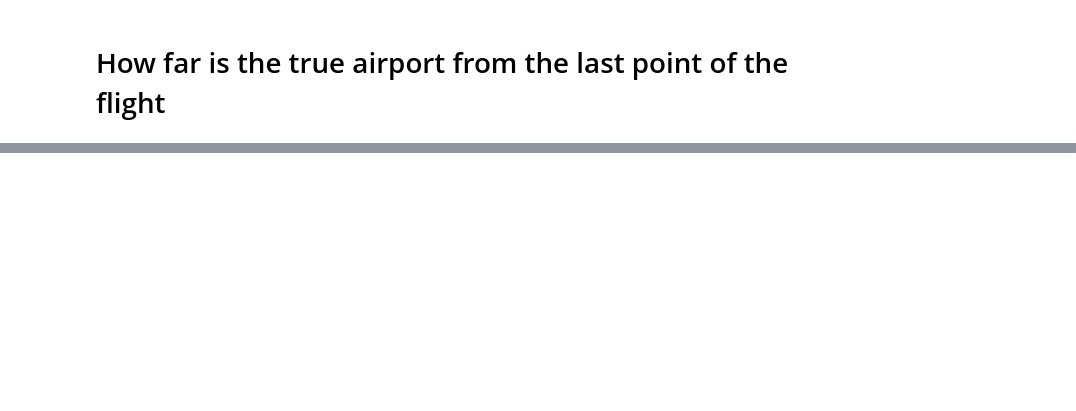
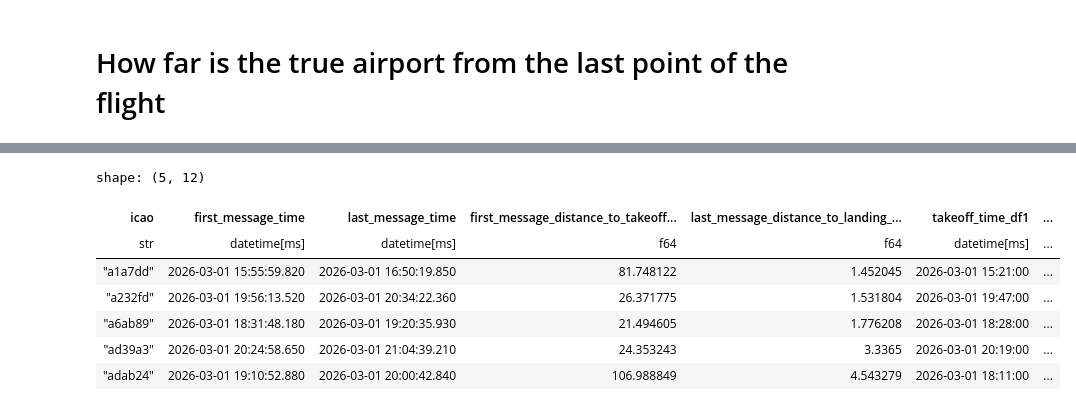
Before and after one commit to PlaneQuery/planequery-data, a Jupyter notebook: notebooks/flights/flights_algorithm_time_and_distance_analysis.ipynb, the cells around one changed output, grey strips where cells are left out. Saved outputs shown, nothing was run; the diff lists cells and outputs as text; code cells hidden in the pictures; blank space fills up the shorter version.

```diff
--- a/notebooks/flights/flights_algorithm_time_and_distance_analysis.ipynb
+++ b/notebooks/flights/flights_algorithm_time_and_distance_analysis.ipynb
@@ -197 +92,12 @@ shape: (1_391, 18)
+# %%
+df.select(COLUMNS).filter(~pl.col("same_airport_ident")).filter(pl.col("first_message_distance_to_takeoff_airport_km") > 20.0)
+# %% [output]
+shape: (5, 12)
+| icao | first_message_time | last_message_time | first_message_distance_to_takeoff... | last_message_distance_to_landing_... | takeoff_time_df1 | ... |
+| str | datetime[ms] | datetime[ms] | f64 | f64 | datetime[ms] | ... |
+| "a1a7dd" | 2026-03-01 15:55:59.820 | 2026-03-01 16:50:19.850 | 81.748122 | 1.452045 | 2026-03-01 15:21:00 | ... |
+| "a232fd" | 2026-03-01 19:56:13.520 | 2026-03-01 20:34:22.360 | 26.371775 | 1.531804 | 2026-03-01 19:47:00 | ... |
+| "a6ab89" | 2026-03-01 18:31:48.180 | 2026-03-01 19:20:35.930 | 21.494605 | 1.776208 | 2026-03-01 18:28:00 | ... |
+| "ad39a3" | 2026-03-01 20:24:58.650 | 2026-03-01 21:04:39.210 | 24.353243 | 3.3365 | 2026-03-01 20:19:00 | ... |
+| "adab24" | 2026-03-01 19:10:52.880 | 2026-03-01 20:00:42.840 | 106.988849 | 4.543279 | 2026-03-01 18:11:00 | ... |
 # %%
```
Also changed, not shown: parts of 16 cells of this notebook, 1 other file.
